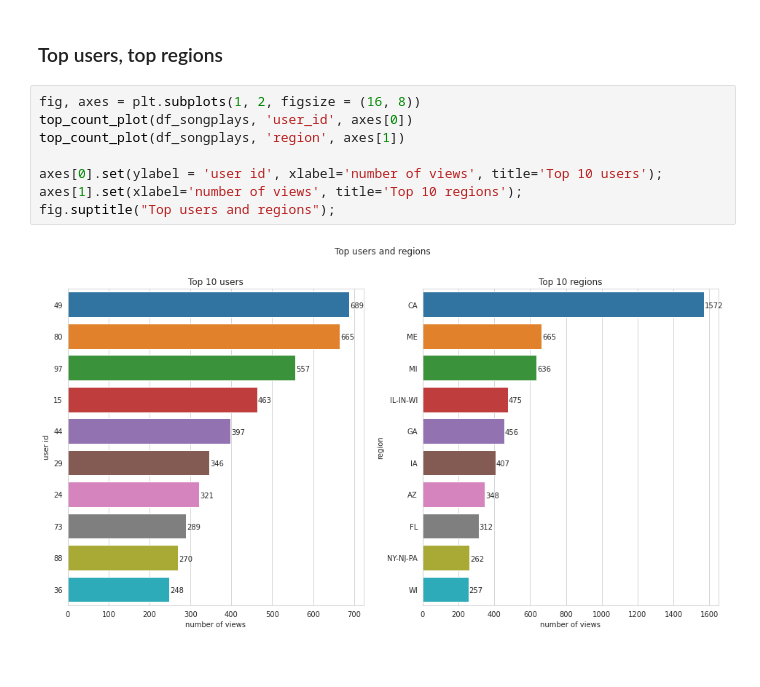
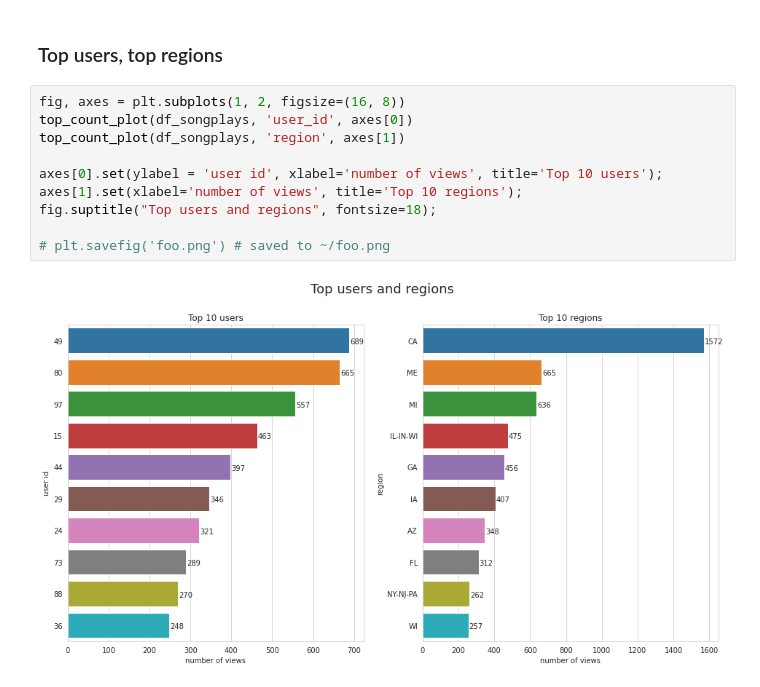
Before and after one commit to vuanhtuan1012/data-modeling-with-postgres, a Jupyter notebook: dashboard.ipynb, the cells around one changed output. Cells and saved outputs as stored; diff of their text form.

```diff
--- a/dashboard.ipynb
+++ b/dashboard.ipynb
@@ -175,12 +168,14 @@ df_songplays.head()
 # %% [markdown]
 ### Top users, top regions
 # %%
-fig, axes = plt.subplots(1, 2, figsize = (16, 8))
+fig, axes = plt.subplots(1, 2, figsize=(16, 8))
 top_count_plot(df_songplays, 'user_id', axes[0])
 top_count_plot(df_songplays, 'region', axes[1])
 
 axes[0].set(ylabel = 'user id', xlabel='number of views', title='Top 10 users');
 axes[1].set(xlabel='number of views', title='Top 10 regions');
-fig.suptitle("Top users and regions");
+fig.suptitle("Top users and regions", fontsize=18);
+
+# plt.savefig('foo.png') # saved to ~/foo.png
 # %% [output]
-[figure, old version]
+[figure, new version]
```
Also changed, not shown: parts of 3 cells of this notebook, 5 other files.
